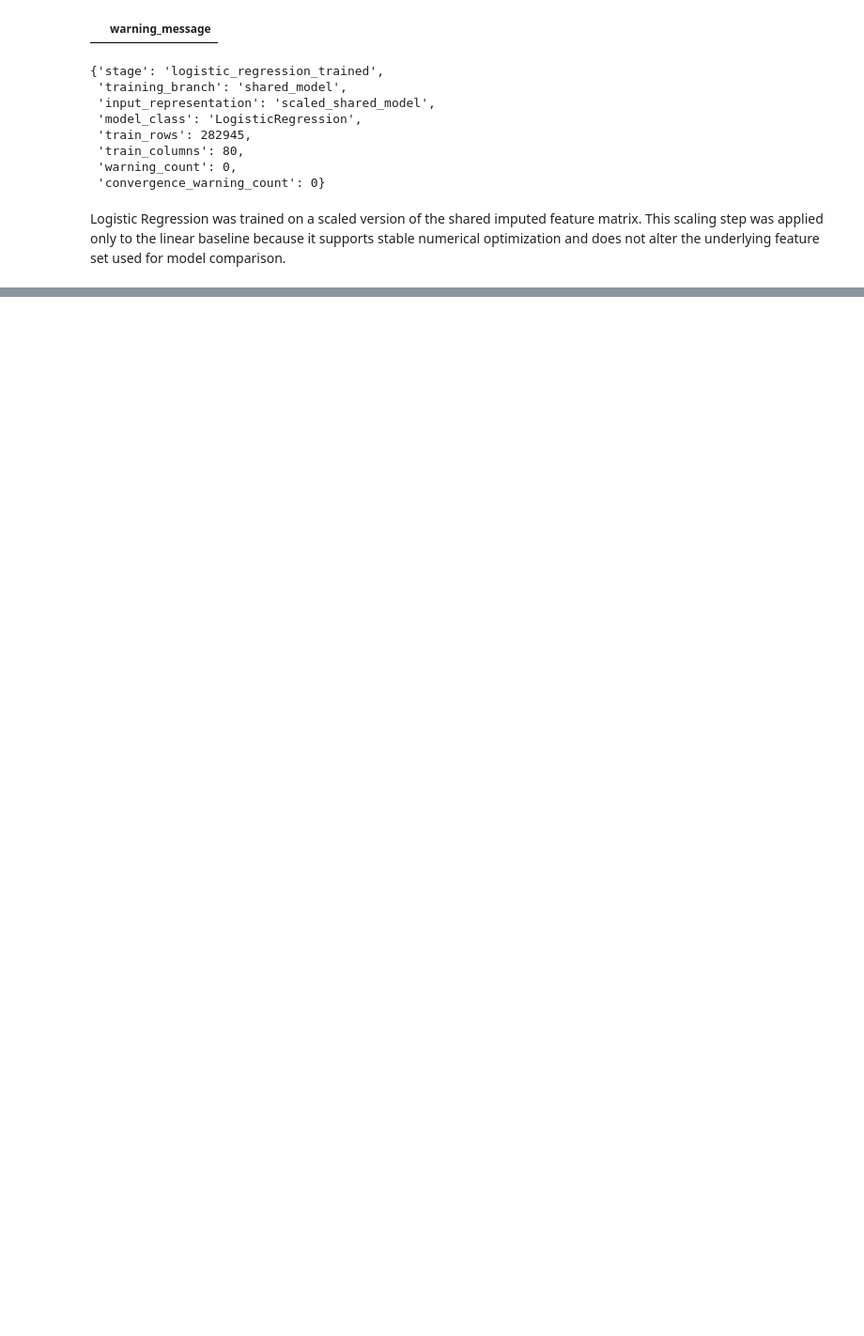
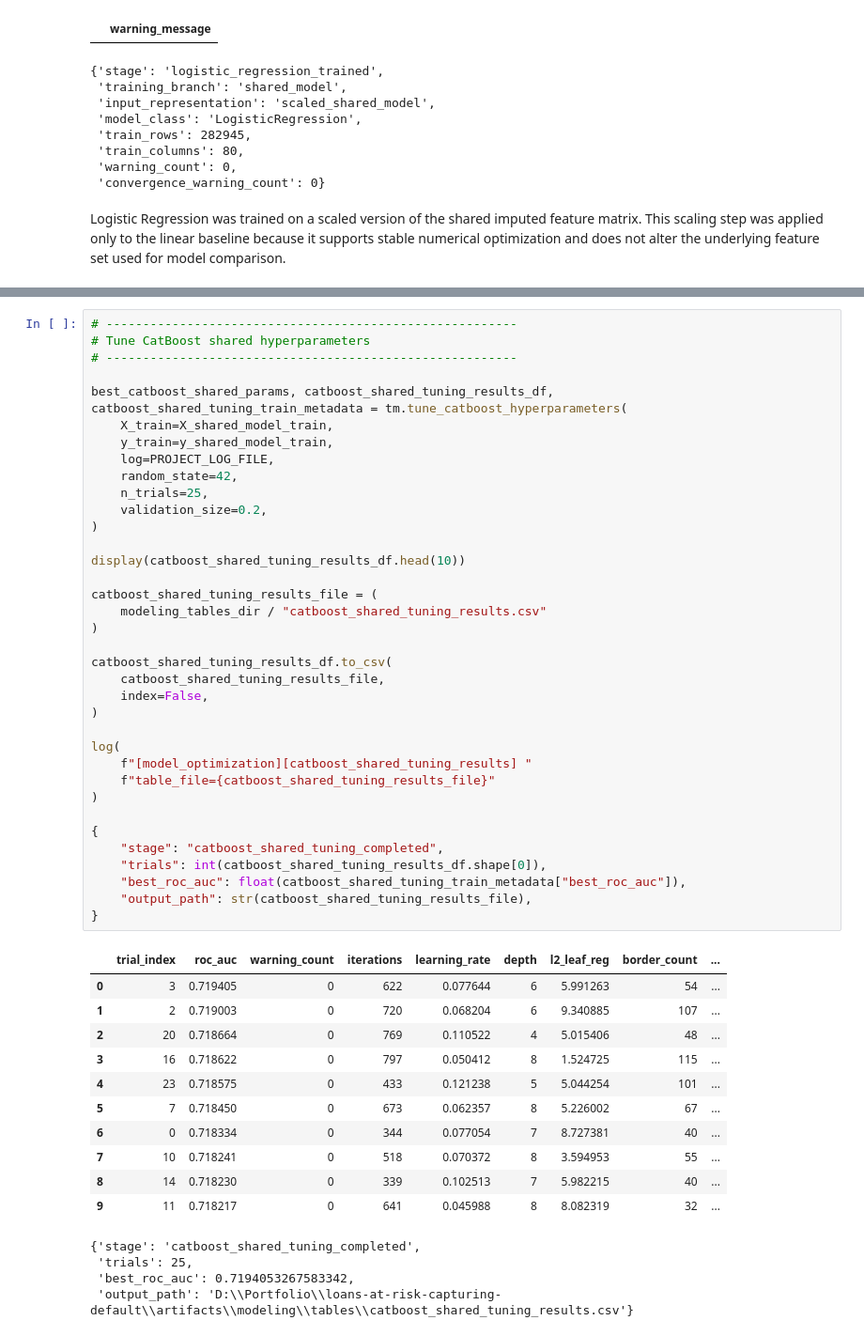
Before and after one commit to Mister-Sippi/loans-at-risk-capturing-default, a Jupyter notebook: notebooks/03_modeling.ipynb, the cells around one changed output, grey strips where cells are left out. Shown at 94% size. Drawn from its saved outputs; the diff is of its cells as text; blank space fills up the shorter version.

```diff
--- a/notebooks/03_modeling.ipynb
+++ b/notebooks/03_modeling.ipynb
@@ -2483,0 +2290,52 @@ Taken together, these results support 0.30 as the most decision-useful overall t
+# %%
+# --------------------------------------------------------
+# Tune CatBoost shared hyperparameters
+# --------------------------------------------------------
+
+best_catboost_shared_params, catboost_shared_tuning_results_df, catboost_shared_tuning_train_metadata = tm.tune_catboost_hyperparameters(
+    X_train=X_shared_model_train,
+    y_train=y_shared_model_train,
+    log=PROJECT_LOG_FILE,
+    random_state=42,
+    n_trials=25,
+    validation_size=0.2,
+)
+
+display(catboost_shared_tuning_results_df.head(10))
+
+catboost_shared_tuning_results_file = (
+    modeling_tables_dir / "catboost_shared_tuning_results.csv"
+)
+
+catboost_shared_tuning_results_df.to_csv(
+    catboost_shared_tuning_results_file,
+    index=False,
+)
+
+log(
+    f"[model_optimization][catboost_shared_tuning_results] "
+    f"table_file={catboost_shared_tuning_results_file}"
+)
+
+{
+    "stage": "catboost_shared_tuning_completed",
+    "trials": int(catboost_shared_tuning_results_df.shape[0]),
+    "best_roc_auc": float(catboost_shared_tuning_train_metadata["best_roc_auc"]),
+    "output_path": str(catboost_shared_tuning_results_file),
+}
+# %% [output]
+|  | trial_index | roc_auc | warning_count | iterations | learning_rate | depth | l2_leaf_reg | border_count | ... |
+| 0 | 3 | 0.719405 | 0 | 622 | 0.077644 | 6 | 5.991263 | 54 | ... |
+| 1 | 2 | 0.719003 | 0 | 720 | 0.068204 | 6 | 9.340885 | 107 | ... |
+| 2 | 20 | 0.718664 | 0 | 769 | 0.110522 | 4 | 5.015406 | 48 | ... |
+| 3 | 16 | 0.718622 | 0 | 797 | 0.050412 | 8 | 1.524725 | 115 | ... |
+| 4 | 23 | 0.718575 | 0 | 433 | 0.121238 | 5 | 5.044254 | 101 | ... |
+| 5 | 7 | 0.718450 | 0 | 673 | 0.062357 | 8 | 5.226002 | 67 | ... |
+| 6 | 0 | 0.718334 | 0 | 344 | 0.077054 | 7 | 8.727381 | 40 | ... |
+| 7 | 10 | 0.718241 | 0 | 518 | 0.070372 | 8 | 3.594953 | 55 | ... |
+| 8 | 14 | 0.718230 | 0 | 339 | 0.102513 | 7 | 5.982215 | 40 | ... |
+| 9 | 11 | 0.718217 | 0 | 641 | 0.045988 | 8 | 8.082319 | 32 | ... |
+{'stage': 'catboost_shared_tuning_completed',
+ 'trials': 25,
+ 'best_roc_auc': 0.7194053267583342,
+ 'output_path': 'D:\\Portfolio\\loans-at-risk-capturing-default\\artifacts\\modeling\\tables\\catboost_shared_tuning_results.csv'}
```
Also changed, not shown: parts of 61 cells of this notebook, 20 other files.
